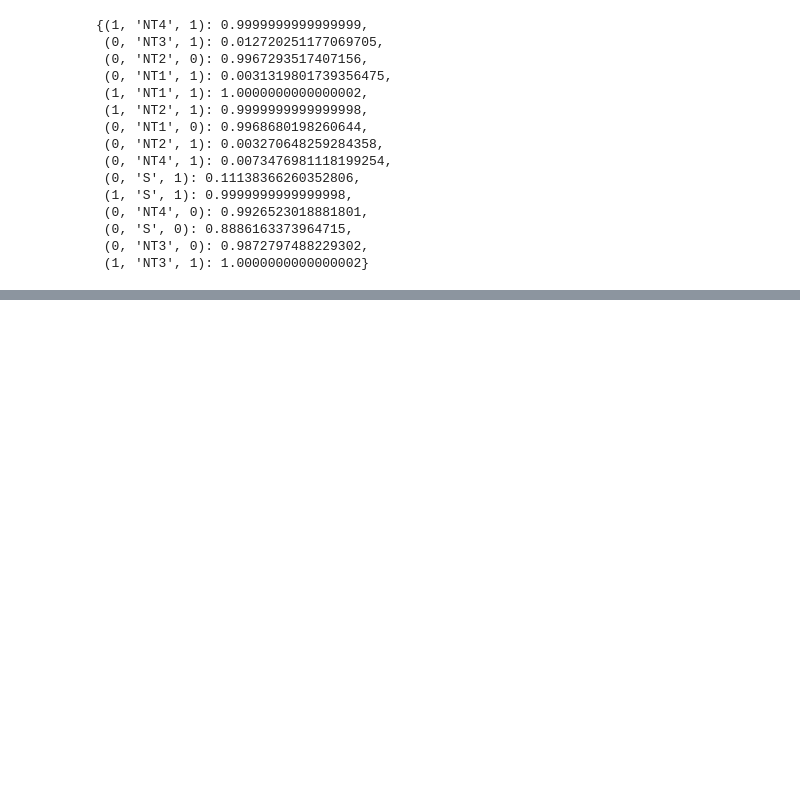
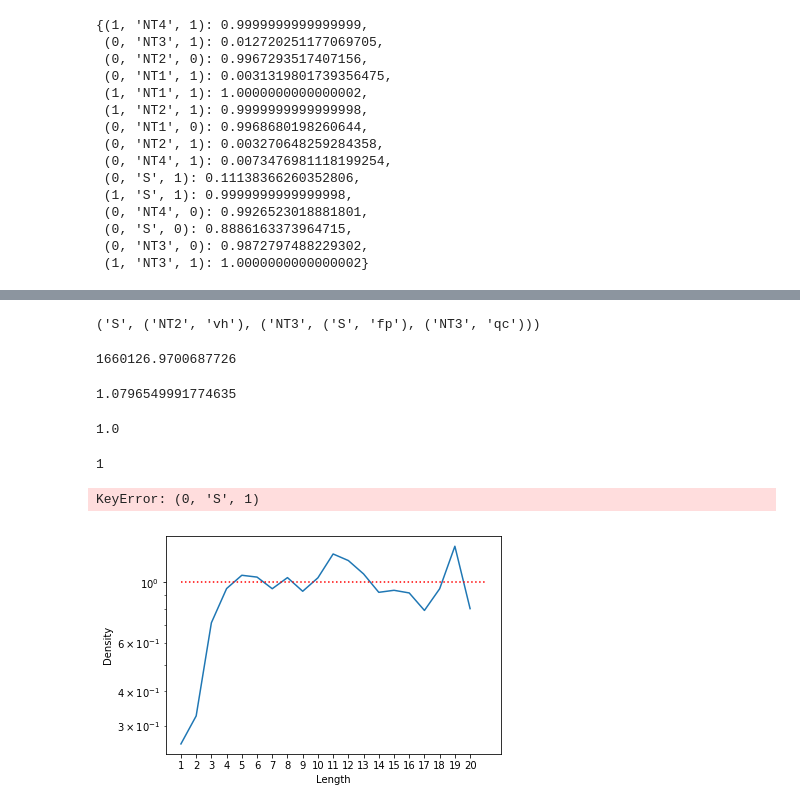
Before and after one commit to alexc17/syntheticpcfg, a Jupyter notebook: notebooks/Untitled.ipynb, the cells around one changed output, grey strips where cells are left out. Cells and saved outputs as stored; diff of their text form; code cells hidden in the pictures; blank space fills up the shorter version.

```diff
--- a/notebooks/Untitled.ipynb
+++ b/notebooks/Untitled.ipynb
@@ -16,7 +26,5 @@ import utility
 reload(utility)
 # %% [output]
 <module 'utility' from '../syntheticpcfg/utility.py'>
-# %%
-t1 = sampler1.sample_tree()
 # %%
 s1 = utility.collect_yield(t1)
@@ -82,0 +91,6 @@ for i in range(10):
+# %%
+for i in range(1000):
+    t1 = usampler.sample_tree()
+    s = utility.tree_to_string(t1)
+    t = utility.string_to_tree(s)
+    assert(t == t1)
@@ -236,0 +371,41 @@ kpcfg.compute_partition_function_fast()
+# %%
+us.sample(3)
+# %% [output]
+('S', ('NT2', 'vh'), ('NT3', ('S', 'fp'), ('NT3', 'qc')))
+# %%
+us.density(10)
+# %% [output]
+1660126.9700687726
+# %%
+us.string_density(7,100)
+# %% [output]
+1.0796549991774635
+# %%
+us.string_density_crude(7,100)
+# %% [output]
+1.0
+# %%
+max_length = 20
+n_samples = 1000
+us = uniformsampler.UniformSampler(upcfg,max_length)
+x = []
+yc = []
+y = []
+for l in range(1,max_length+1):
+    print(l)
+    x.append(l)
+    y.append(us.string_density(l,n_samples))
+    yc.append(us.string_density_crude(l,n_samples))
+# %% [output]
+1
+KeyError: (0, 'S', 1)
+# %%
+plt.plot(x,y)
+plt.plot([1,max_length+1],[1.0,1.0],'r:')
+plt.xlabel("Length")
+plt.ylabel('Density')
+plt.yscale('log')
+plt.xticks(range(1,max_length+1))
+plt.show()
+# %% [output]
+[figure, added]
```
Also changed, not shown: parts of 37 cells of this notebook.
